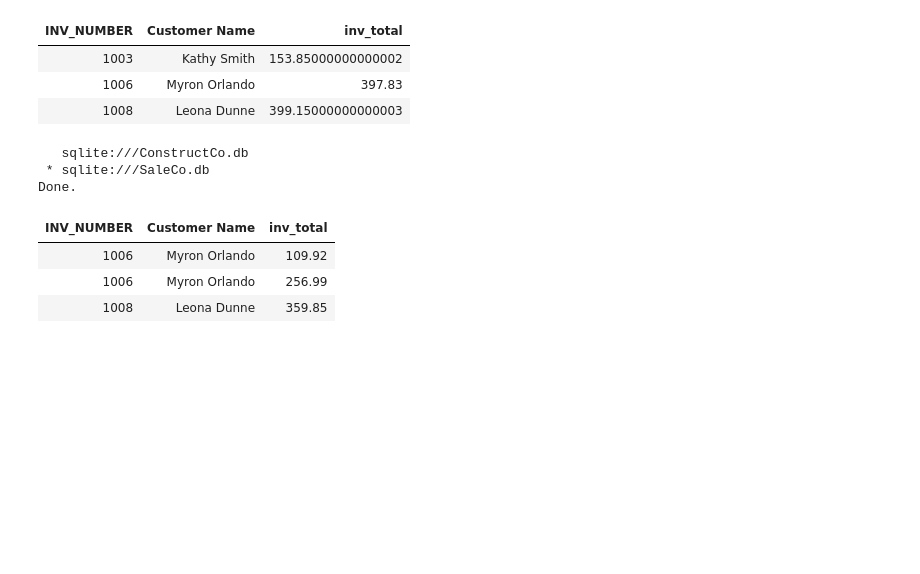
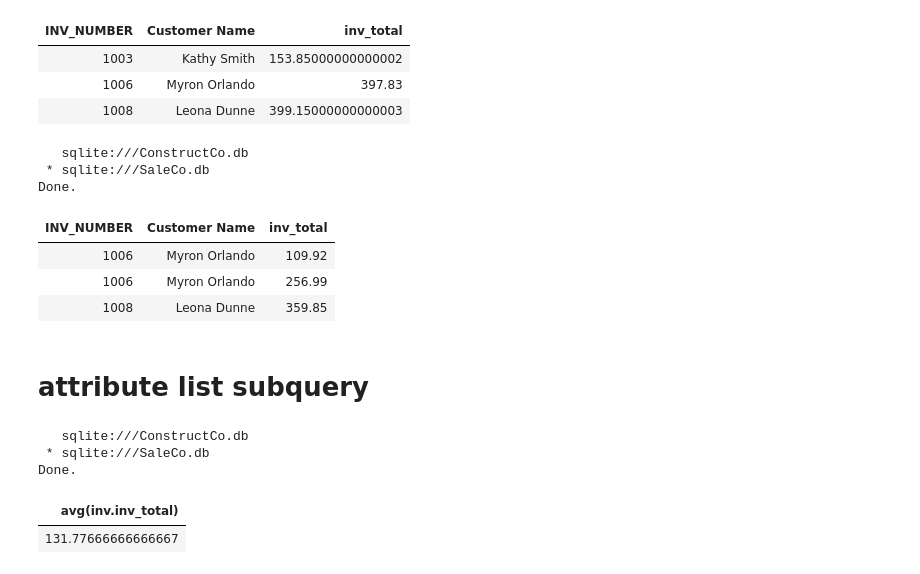
Before and after one commit to CSCI210-FW/CSCI210-0AC-FW-202530-Demos, a Jupyter notebook: 02_10_26/SaleCo.ipynb, the cells around one changed output. Drawn from its saved outputs; the diff is of its cells as text; code cells hidden in the pictures; blank space fills up the shorter version.

```diff
--- a/02_10_26/SaleCo.ipynb
+++ b/02_10_26/SaleCo.ipynb
@@ -370,3 +370,16 @@ Done.
 | 1006 | Myron Orlando | 109.92 |
 | 1006 | Myron Orlando | 256.99 |
 | 1008 | Leona Dunne | 359.85 |
+# %% [markdown]
+# attribute list subquery
+# %%
+%%sql
+select avg(inv.inv_total)
+from (select sum(line_units * line_price) as inv_total
+      from line group by inv_number) as inv
+# %% [output]
+   sqlite:///ConstructCo.db
+ * sqlite:///SaleCo.db
+Done.
+| avg(inv.inv_total) |
+| 131.77666666666667 |
```
Also changed, not shown: parts of 1 cell of this notebook, 1 other file.
